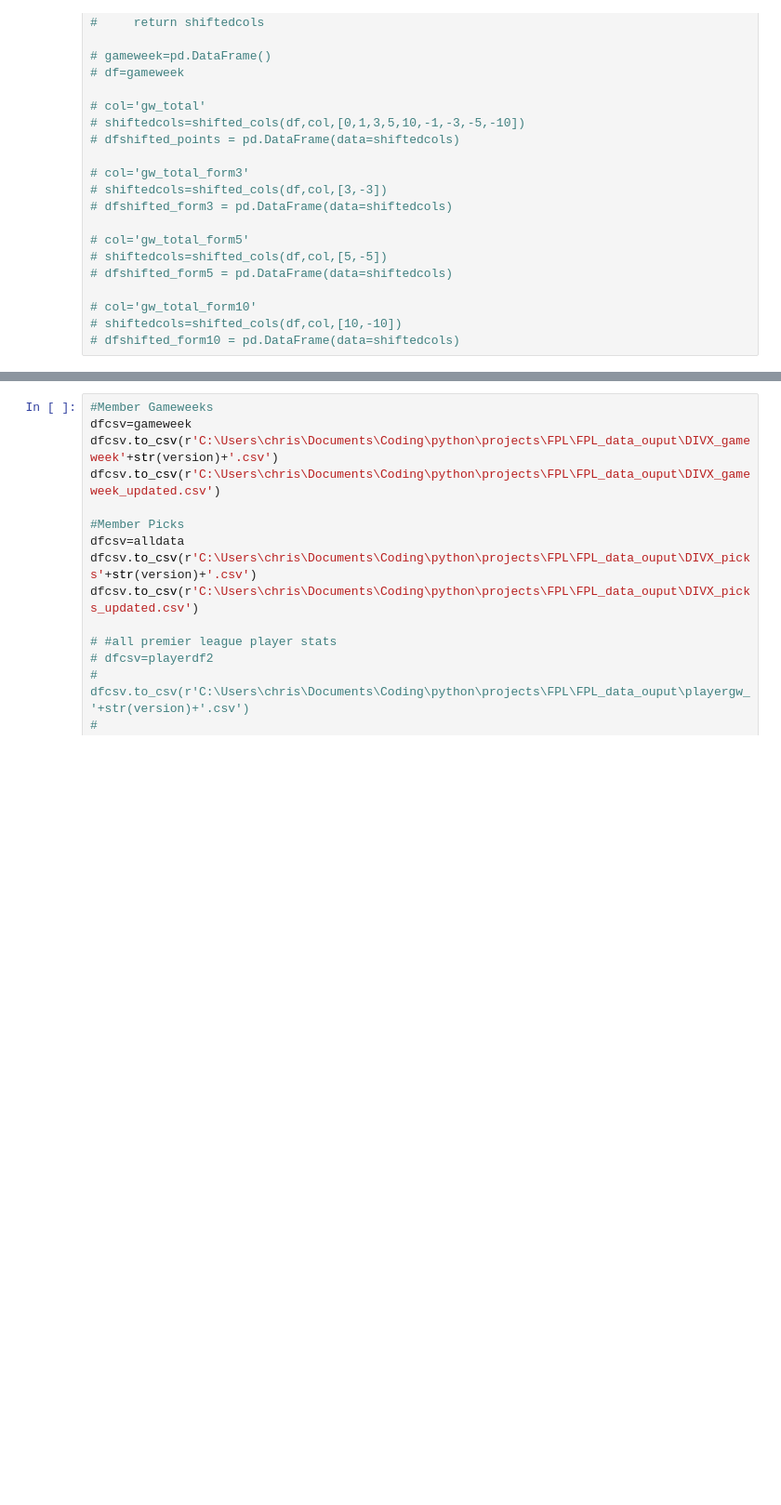
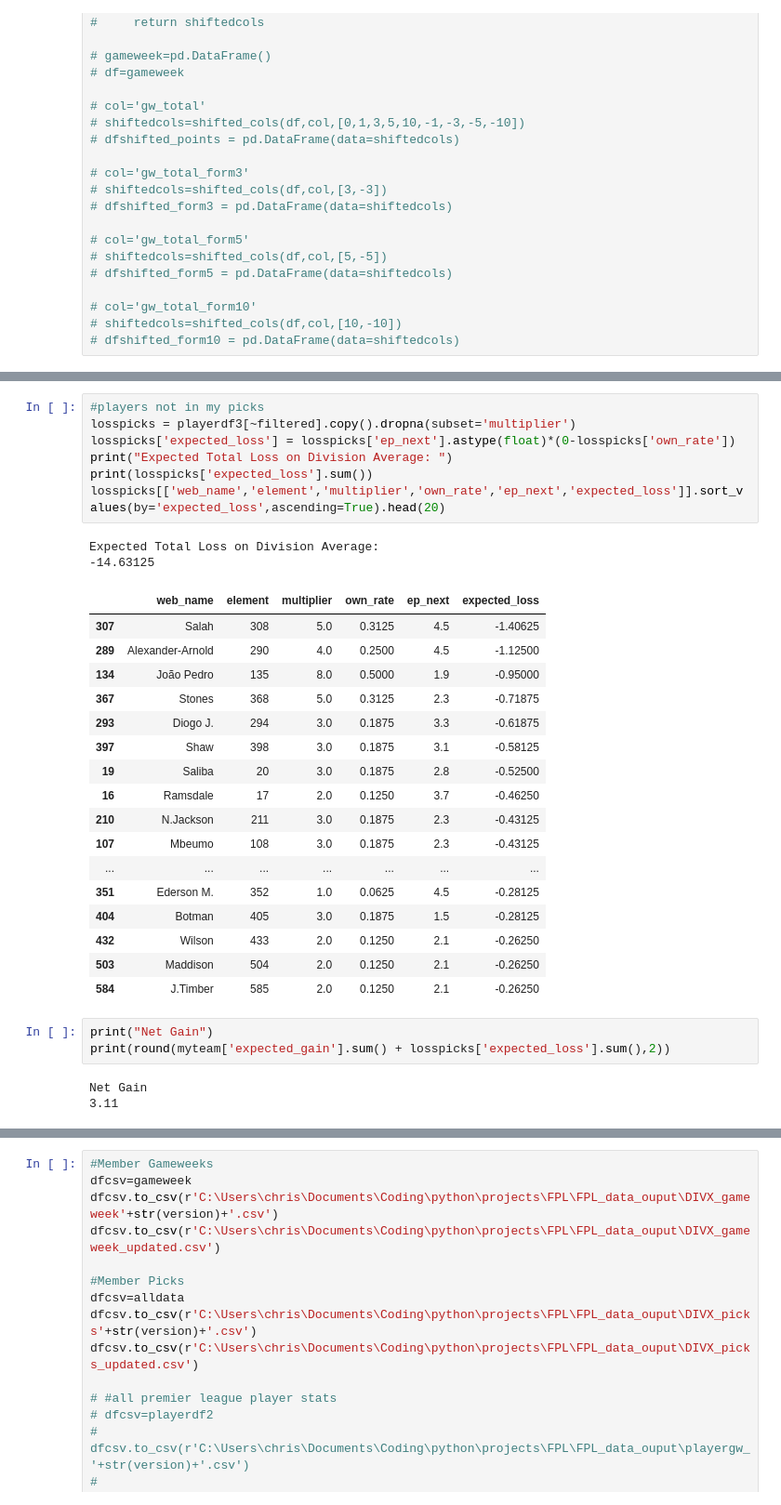
Before and after one commit to chrisimpacts/FPL-Data-Analysis, a Jupyter notebook: FPL-League-Analysis.ipynb, the cells around one changed output, grey strips where cells are left out. Shown at 93% size. Drawn from its saved outputs; the diff is of its cells as text; blank space fills up the shorter version.

```diff
--- a/FPL-League-Analysis.ipynb
+++ b/FPL-League-Analysis.ipynb
@@ -544,3 +648,36 @@ nodraft
+# %%
+#players not in my picks
+losspicks = playerdf3[~filtered].copy().dropna(subset='multiplier')
+losspicks['expected_loss'] = losspicks['ep_next'].astype(float)*(0-losspicks['own_rate'])
+print("Expected Total Loss on Division Average: ")
+print(losspicks['expected_loss'].sum())
+losspicks[['web_name','element','multiplier','own_rate','ep_next','expected_loss']].sort_values(by='expected_loss',ascending=True).head(20)
+# %% [output]
+Expected Total Loss on Division Average:
+-14.63125
+|  | web_name | element | multiplier | own_rate | ep_next | expected_loss |
+| 307 | Salah | 308 | 5.0 | 0.3125 | 4.5 | -1.40625 |
+| 289 | Alexander-Arnold | 290 | 4.0 | 0.2500 | 4.5 | -1.12500 |
+| 134 | João Pedro | 135 | 8.0 | 0.5000 | 1.9 | -0.95000 |
+| 367 | Stones | 368 | 5.0 | 0.3125 | 2.3 | -0.71875 |
+| 293 | Diogo J. | 294 | 3.0 | 0.1875 | 3.3 | -0.61875 |
+| 397 | Shaw | 398 | 3.0 | 0.1875 | 3.1 | -0.58125 |
+| 19 | Saliba | 20 | 3.0 | 0.1875 | 2.8 | -0.52500 |
+| 16 | Ramsdale | 17 | 2.0 | 0.1250 | 3.7 | -0.46250 |
+| 210 | N.Jackson | 211 | 3.0 | 0.1875 | 2.3 | -0.43125 |
+| 107 | Mbeumo | 108 | 3.0 | 0.1875 | 2.3 | -0.43125 |
+| ... | ... | ... | ... | ... | ... | ... |
+| 351 | Ederson M. | 352 | 1.0 | 0.0625 | 4.5 | -0.28125 |
+| 404 | Botman | 405 | 3.0 | 0.1875 | 1.5 | -0.28125 |
+| 432 | Wilson | 433 | 2.0 | 0.1250 | 2.1 | -0.26250 |
+| 503 | Maddison | 504 | 2.0 | 0.1250 | 2.1 | -0.26250 |
+| 584 | J.Timber | 585 | 2.0 | 0.1250 | 2.1 | -0.26250 |
+# %%
+print("Net Gain")
+print(round(myteam['expected_gain'].sum() + losspicks['expected_loss'].sum(),2))
+# %% [output]
+Net Gain
+3.11
 # %%
 #Merge all gameweek data
 gameweek=alldata[['member','gw','gw_total']].groupby(['member','gw'],as_index=False).sum()
```
Also changed, not shown: parts of 19 cells of this notebook, 4 other files.
